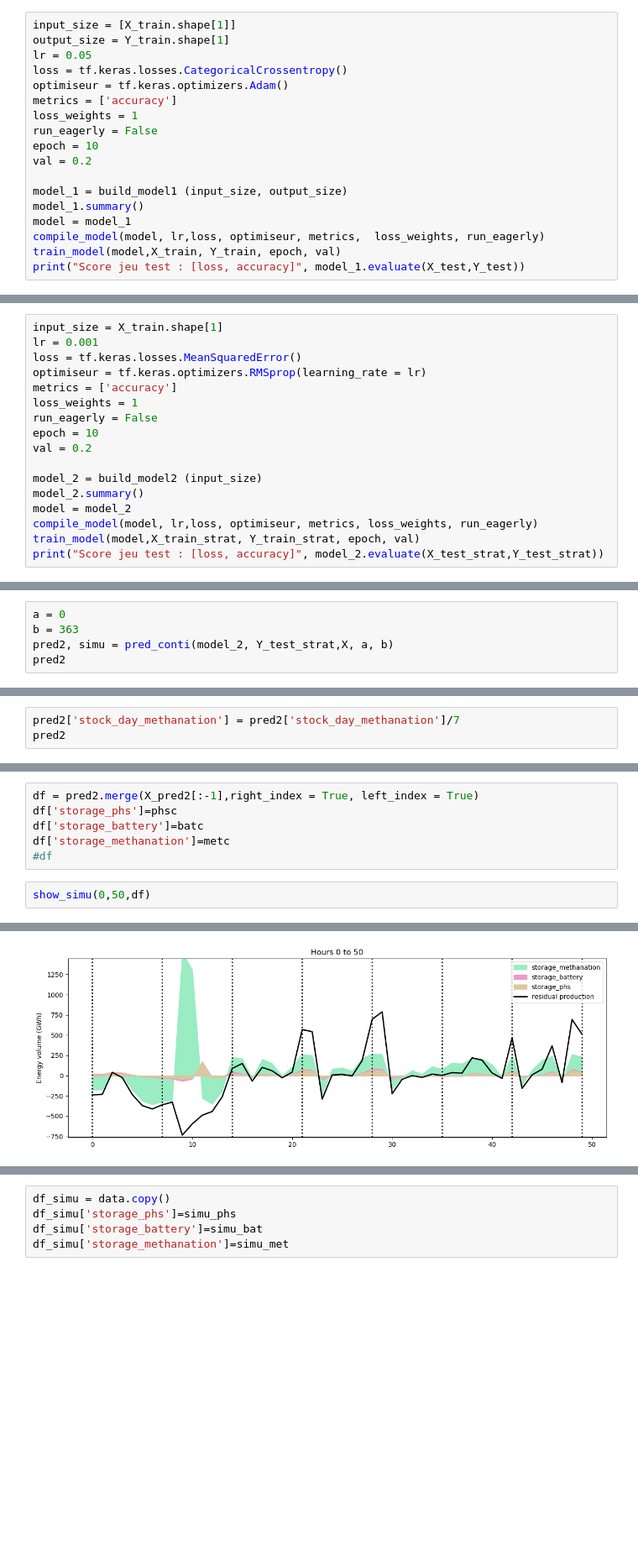
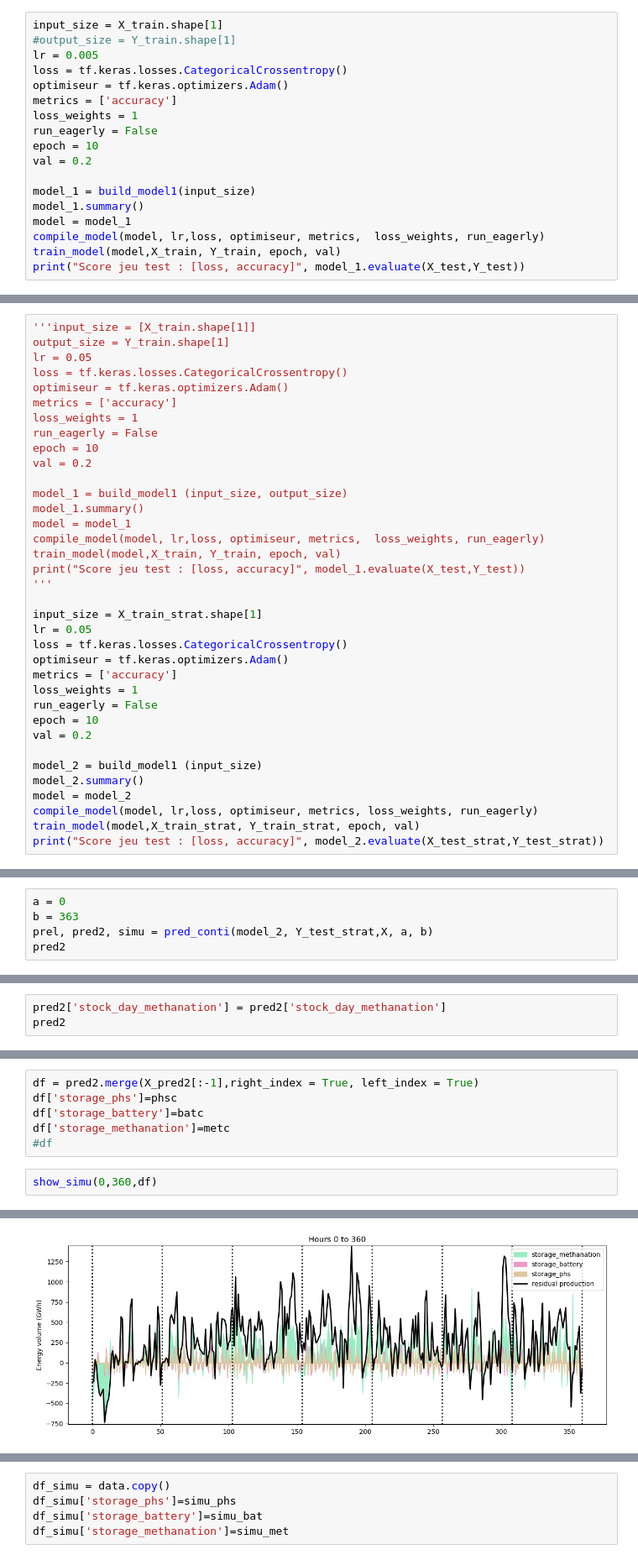
Before and after one commit to F1avie/EOLES_elecRES, a Jupyter notebook: Apprentissage-niveaux.ipynb, the cells around one changed output, grey strips where cells are left out. Shown: that part at 84% size. Drawn from its saved outputs; the diff is of its cells as text; blank space fills up the shorter version.

```diff
--- a/Apprentissage-niveaux.ipynb
+++ b/Apprentissage-niveaux.ipynb
@@ -409,7 +472,7 @@ Y_train
 # %%
-input_size = [X_train.shape[1]]
-output_size = Y_train.shape[1]
-lr = 0.05
+input_size = X_train.shape[1]
+#output_size = Y_train.shape[1]
+lr = 0.005
 loss = tf.keras.losses.CategoricalCrossentropy()
 optimiseur = tf.keras.optimizers.Adam()
 metrics = ['accuracy']
@@ -418,7 +481,7 @@ run_eagerly = False
 epoch = 10
 val = 0.2
 
-model_1 = build_model1 (input_size, output_size)
+model_1 = build_model1(input_size)
 model_1.summary()
 model = model_1
 compile_model(model, lr,loss, optimiseur, metrics,  loss_weights, run_eagerly)
@@ -527,17 +721,36 @@ def pred_conti(model, Y_test, X, a, b):
 
 Il faut faire réaprendre le modèle car les jeux de test/ train sont différents pour la stratégie
 # %%
-input_size = X_train.shape[1]
-lr = 0.001
-loss = tf.keras.losses.MeanSquaredError()
-optimiseur = tf.keras.optimizers.RMSprop(learning_rate = lr)
+'''input_size = [X_train.shape[1]]
+output_size = Y_train.shape[1]
+lr = 0.05
+loss = tf.keras.losses.CategoricalCrossentropy()
+optimiseur = tf.keras.optimizers.Adam()
 metrics = ['accuracy']
 loss_weights = 1
 run_eagerly = False
 epoch = 10
 val = 0.2
 
-model_2 = build_model2 (input_size)
+model_1 = build_model1 (input_size, output_size)
+model_1.summary()
+model = model_1
+compile_model(model, lr,loss, optimiseur, metrics,  loss_weights, run_eagerly)
+train_model(model,X_train, Y_train, epoch, val)
+print("Score jeu test : [loss, accuracy]", model_1.evaluate(X_test,Y_test))
+'''
+
+input_size = X_train_strat.shape[1]
+lr = 0.05
+loss = tf.keras.losses.CategoricalCrossentropy()
+optimiseur = tf.keras.optimizers.Adam()
+metrics = ['accuracy']
+loss_weights = 1
+run_eagerly = False
+epoch = 10
+val = 0.2
+
+model_2 = build_model1 (input_size)
 model_2.summary()
 model = model_2
 compile_model(model, lr,loss, optimiseur, metrics, loss_weights, run_eagerly)
@@ -564,7 +777,7 @@ Score jeu test : [loss, accuracy] [313.1315612792969, 0.9258241653442383]
 # %%
 a = 0
 b = 363
-pred2, simu = pred_conti(model_2, Y_test_strat,X, a, b)
+prel, pred2, simu = pred_conti(model_2, Y_test_strat,X, a, b)
 pred2
 # %% [output]
      production_nette  Stored phs  Stored battery  Stored methanation  days
@@ -692,7 +893,7 @@ X_pred2
 | 363 | -55.72 | 31.444444 | 42.230914 | 79.885016 | 364.0 |
 364 rows × 5 columns
 # %%
-pred2['stock_day_methanation'] = pred2['stock_day_methanation']/7
+pred2['stock_day_methanation'] = pred2['stock_day_methanation']
 pred2
 # %% [output]
 |  | stock_day_phs | stock_day_battery | stock_day_methanation | cost |
@@ -812,10 +1041,10 @@ df['storage_battery']=batc
 df['storage_methanation']=metc
 #df
 # %%
-show_simu(0,50,df)
+show_simu(0,360,df)
 # %% [output]
 phs
 battery
 methanation
-[figure, old version]
+[figure, new version]
 # %%
```
Also changed, not shown: parts of 30 cells of this notebook.
